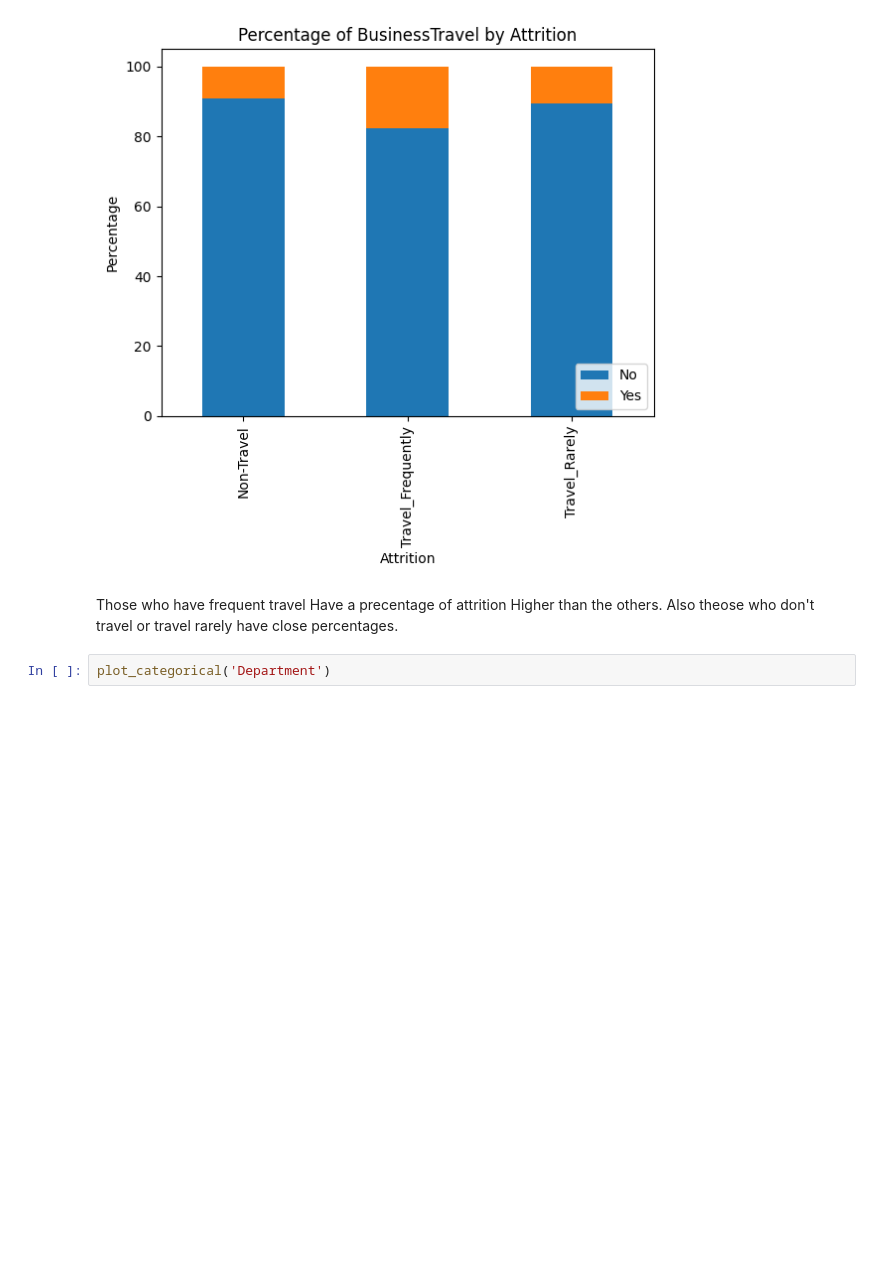
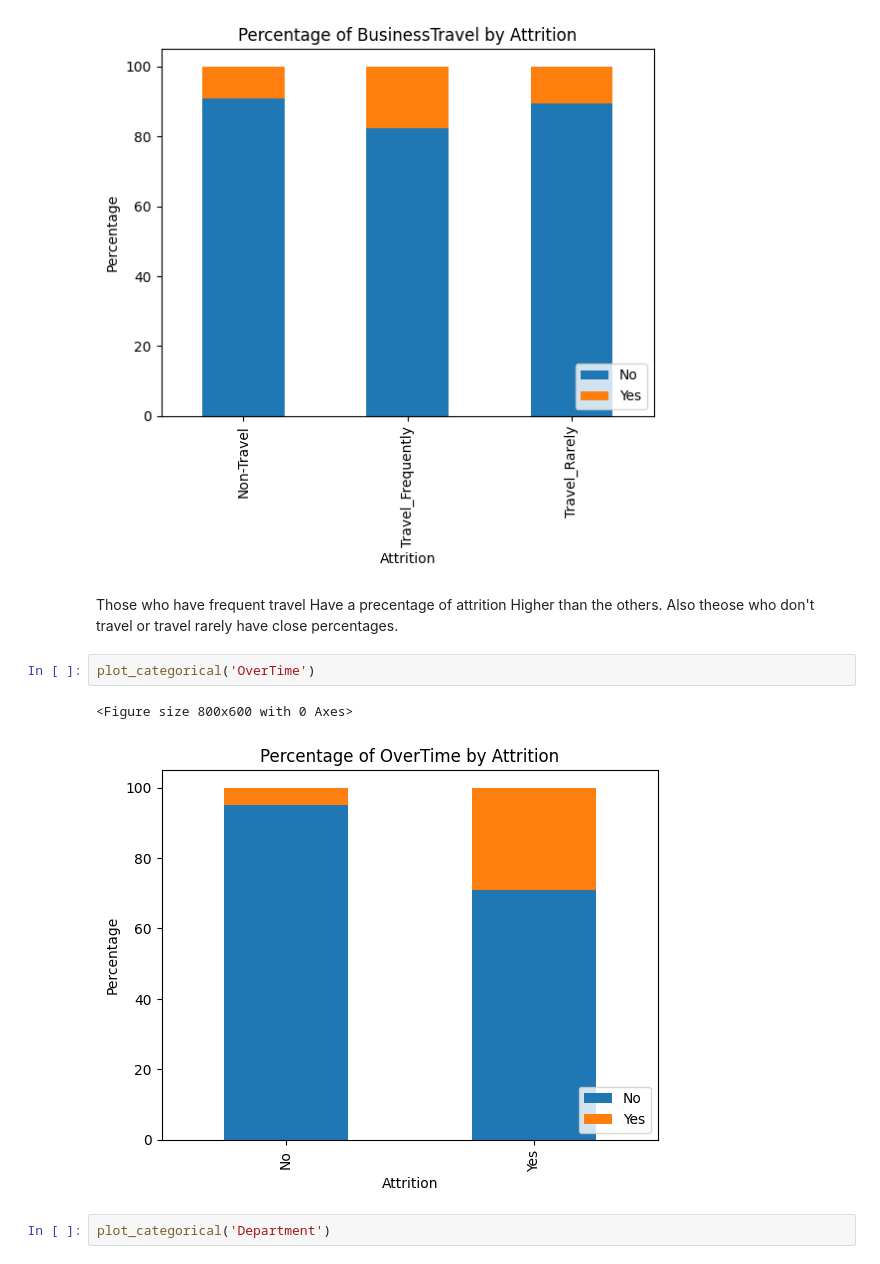
Before and after one commit to asmaachr/Healthcare-worker-attrition-binary-prediction, a Jupyter notebook: Notebooks/EDA.ipynb, the cells around one changed output. Cells and saved outputs as stored; diff of their text form; blank space fills up the shorter version.

```diff
--- a/Notebooks/EDA.ipynb
+++ b/Notebooks/EDA.ipynb
@@ -265,6 +265,11 @@ plot_categorical('BusinessTravel')
 [figure]
 # %% [markdown]
 Those who have frequent travel Have a precentage of attrition Higher than the others. Also theose who don't travel or travel rarely have close percentages.
+# %%
+plot_categorical('OverTime')
+# %% [output]
+<Figure size 800x600 with 0 Axes>
+[figure, added]
 # %%
 plot_categorical('Department')
 # %% [output]
```
Also changed, not shown: parts of 7 cells of this notebook, 17 other files.
